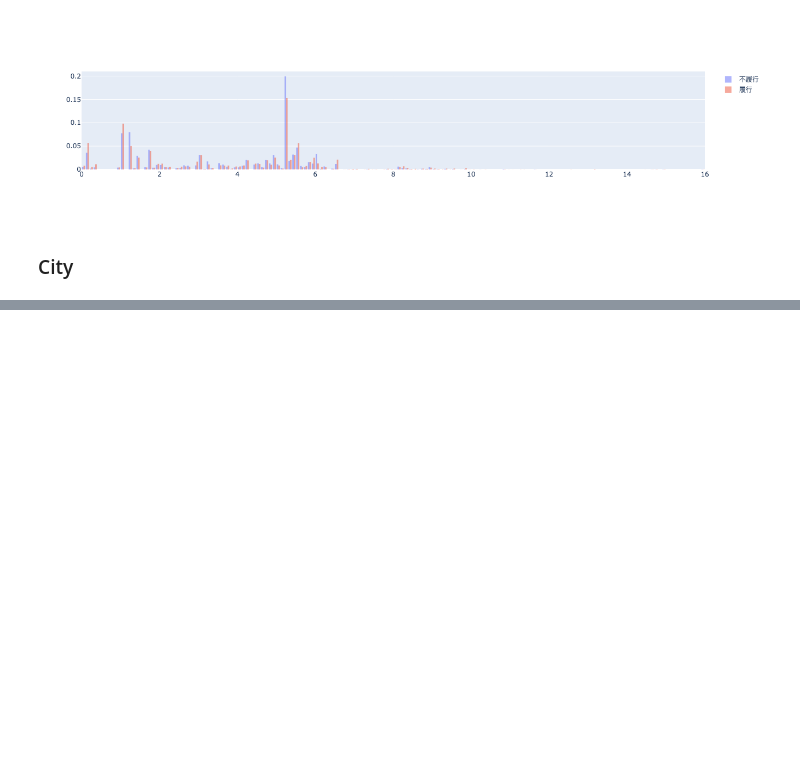
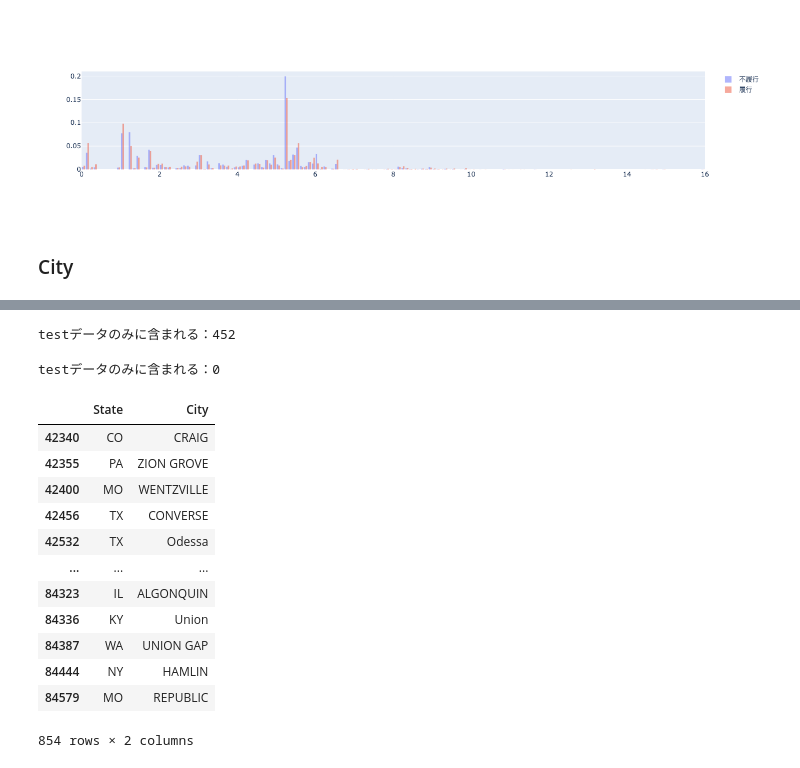
Before and after one commit to IR325/FinancialDataApplication, a Jupyter notebook: notebooks/20240212_EDA.ipynb, the cells around one changed output, grey strips where cells are left out. Drawn from its saved outputs; the diff is of its cells as text; code cells hidden in the pictures; blank space fills up the shorter version.

```diff
--- a/notebooks/20240212_EDA.ipynb
+++ b/notebooks/20240212_EDA.ipynb
@@ -357,0 +323,10 @@ Name: ratio, Length: 2703, dtype: float64
+# %%
+train_data["City"] = train_data["City"].apply(lambda x: x.upper())
+test_data["City"] = test_data["City"].apply(lambda x: x.upper())
+# %%
+# 対称差集合
+rare_cities = list(set(train_data["City"]).symmetric_difference(set(test_data["City"])))
+train_data["train_or_test"] = "train"
+test_data["train_or_test"] = "test"
+cols = ["State", "City", "train_or_test"]
+train_test = pd.concat([train_data[cols], test_data[cols]])
@@ -357,0 +367,4 @@ Name: ratio, Length: 2703, dtype: float64
+# %%
+print(f'testデータのみに含まれる：{len(set(test_data["City"]) - set(train_data["City"]))}')
+# %% [output]
+testデータのみに含まれる：452
@@ -357,0 +380,22 @@ Name: ratio, Length: 2703, dtype: float64
+# %%
+print(f'testデータのみに含まれる：{len(set(test_data_new["City"]) - set(train_data["City"]))}')
+# %% [output]
+testデータのみに含まれる：0
+# %%
+rare_cities = list(set(test_data["City"]) - set(train_data["City"]))
+# %%
+test_data[test_data["City"].isin(rare_cities)][["State", "City"]]
+# %% [output]
+|  | State | City |
+| 42340 | CO | CRAIG |
+| 42355 | PA | ZION GROVE |
+| 42400 | MO | WENTZVILLE |
+| 42456 | TX | CONVERSE |
+| 42532 | TX | Odessa |
+| ... | ... | ... |
+| 84323 | IL | ALGONQUIN |
+| 84336 | KY | Union |
+| 84387 | WA | UNION GAP |
+| 84444 | NY | HAMLIN |
+| 84579 | MO | REPUBLIC |
+854 rows × 2 columns
```
Also changed, not shown: parts of 10 cells of this notebook, 4 other files.
